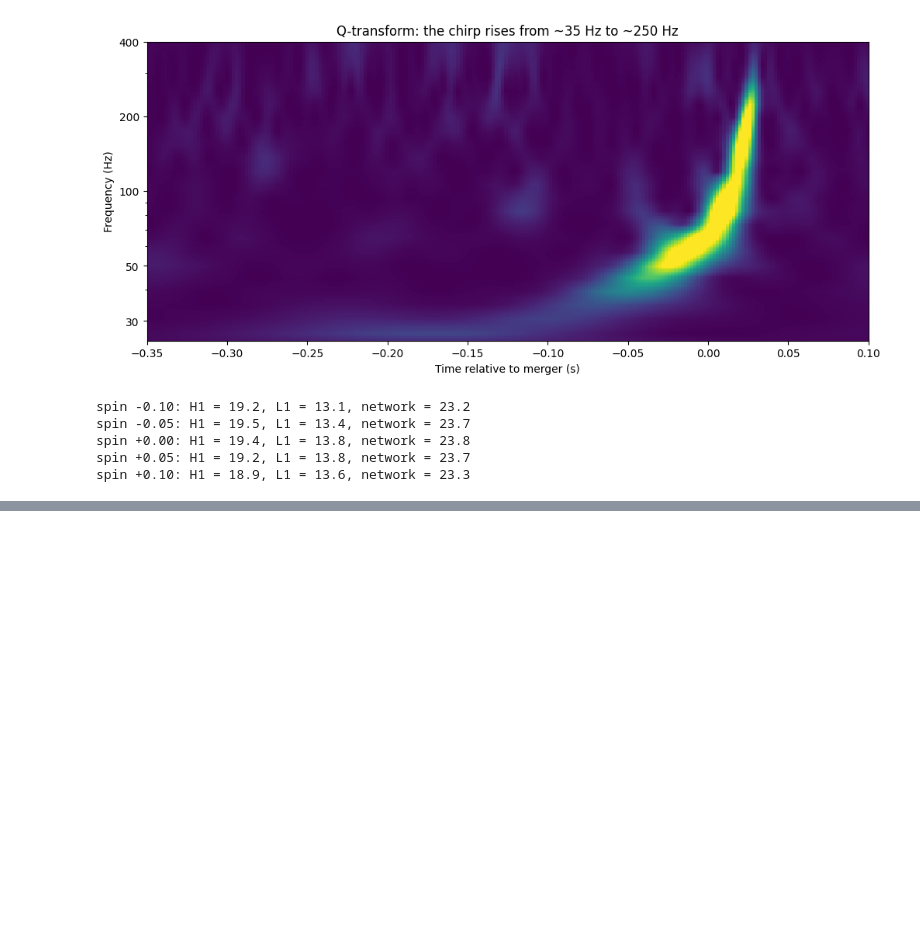
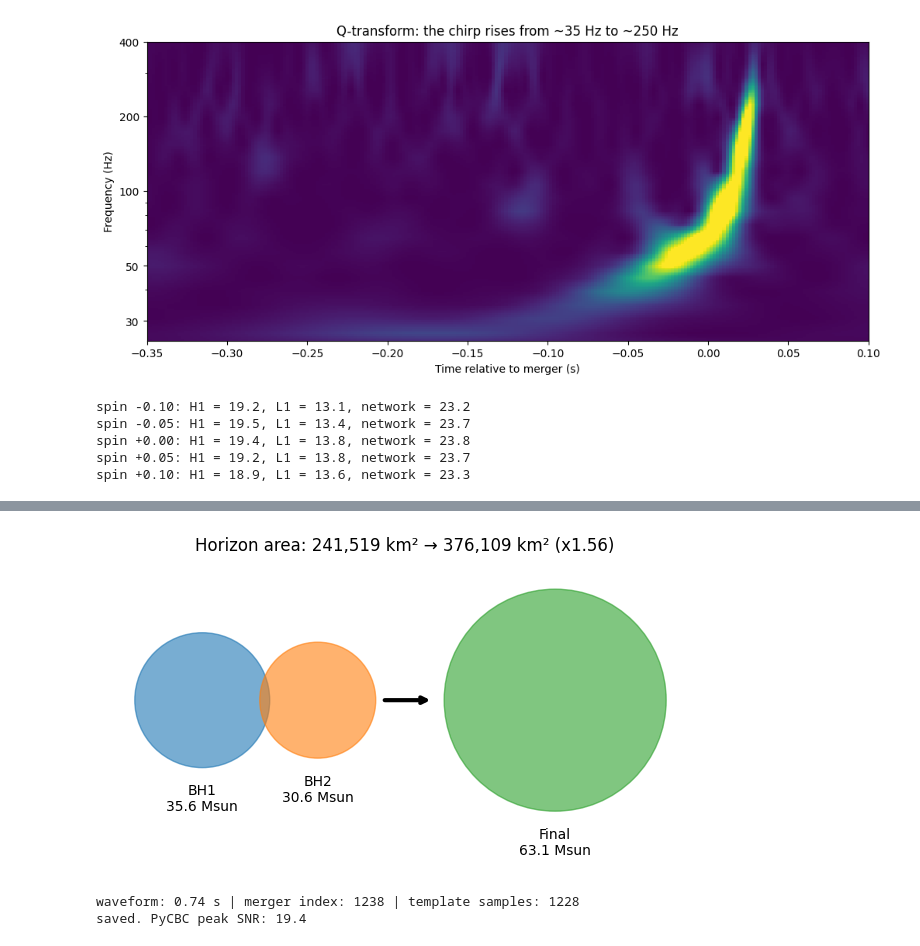
Before and after one commit to himansh04v/gw150914-pipeline, a Jupyter notebook: notebooks/LIGO.ipynb, the cells around one changed output, grey strips where cells are left out. Drawn from its saved outputs; the diff is of its cells as text; code cells hidden in the pictures; blank space fills up the shorter version.

```diff
--- a/notebooks/LIGO.ipynb
+++ b/notebooks/LIGO.ipynb
@@ -404,6 +404,7 @@ sig_window = (-0.8, 0.25)                      # data seconds around the merger
 sr = 44100
 
 # 1. Your own template from the bank search
+fs = int(white_h1.sample_rate)
 hp, hc = get_td_waveform(approximant="SEOBNRv4_opt",
                          mass1=best[0], mass2=best[1],
                          delta_t=1.0 / fs, f_lower=20)
@@ -451,0 +509,62 @@ Model audio: 3.5 s total, chirp 0.30 s, merger at 1.9 s
+# %%
+import matplotlib.pyplot as plt
+
+fig, ax = plt.subplots(figsize=(10, 4))
+
+# area-equivalent radius r = sqrt(A / 4 pi), so circle areas compare fairly
+r = lambda A: np.sqrt(A / (4 * np.pi))
+r1, r2, rf = r(A1), r(A2), r(A_final)
+
+for x, rad, label, col in [(-300, r1, f"BH1\n{m1} Msun", "tab:blue"),
+                           (-120, r2, f"BH2\n{m2} Msun", "tab:orange"),
+                           (250, rf, f"Final\n{m_f} Msun", "tab:green")]:
+    ax.add_patch(plt.Circle((x, 0), rad, color=col, alpha=0.6))
+    ax.text(x, -rad - 25, label, ha="center", va="top")
+
+ax.annotate("", xy=(60, 0), xytext=(-20, 0),
+            arrowprops=dict(arrowstyle="->", lw=3))
+ax.set_xlim(-450, 480); ax.set_ylim(-260, 220)
+ax.set_aspect("equal"); ax.axis("off")
+ax.set_title(f"Horizon area: {A1+A2:,.0f} km² → {A_final:,.0f} km² (x{A_final/(A1+A2):.2f})")
+plt.savefig("../outputs/plots/07_event_horizons.png", dpi=200, bbox_inches="tight")
+plt.show()
+# %% [output]
+[figure, added]
+# %%
+import numpy as np
+from pycbc.waveform import get_td_waveform
+from pycbc.filter import matched_filter
+
+fs = int(white_h1.sample_rate)
+T_START, T_END = -3.0, 1.0
+seg = white_h1.time_slice(t0 + T_START, t0 + T_END)           # whitened data
+
+# --- whitened template for your chosen masses ---
+hp, hc = get_td_waveform(approximant="SEOBNRv4_opt", mass1=best[0], mass2=best[1],
+                         delta_t=1.0 / fs, f_lower=20)
+n_hp = len(hp)
+pk = int(np.hypot(np.array(hp), np.array(hc)).argmax())       # merger = peak of the RAW waveform
+hp.resize(len(cond_h1))
+tw = np.array(whiten(hp, psd_h1))
+
+TAIL = 0.05
+n_before = min(int(0.55 * fs), pk)                            # never start before index 0
+template = tw[pk - n_before: pk + int(TAIL * fs)]
+print(f"waveform: {n_hp / fs:.2f} s | merger index: {pk} | template samples: {len(template)}")
+assert len(template) > 100, "template is empty or too short. Paste the printed line above."
+
+# --- your own PyCBC SNR curve for the same masses ---
+hp2, _ = get_td_waveform(approximant="SEOBNRv4_opt", mass1=best[0], mass2=best[1],
+                         delta_t=cond_h1.delta_t, f_lower=20)
+hp2.resize(len(cond_h1))
+tmpl2 = hp2.cyclic_time_shift(hp2.start_time)
+snr_py = matched_filter(tmpl2, cond_h1, psd=psd_h1, low_frequency_cutoff=20).crop(9, 4)
+
+np.savez("../data/mf_animation_inputs.npz",
+         data=np.array(seg), template=template, fs=fs, t_start=T_START, tail_s=TAIL,
+         masses=np.array(best), snr_ref=float(np.abs(snr_py).max()),
+         pyc_t=np.array(snr_py.sample_times) - t0, pyc_snr=np.abs(np.array(snr_py)))
+print("saved. PyCBC peak SNR:", round(float(np.abs(snr_py).max()), 1))
+# %% [output]
+waveform: 0.74 s | merger index: 1238 | template samples: 1228
+saved. PyCBC peak SNR: 19.4
```
Also changed, not shown: parts of 2 cells of this notebook.
